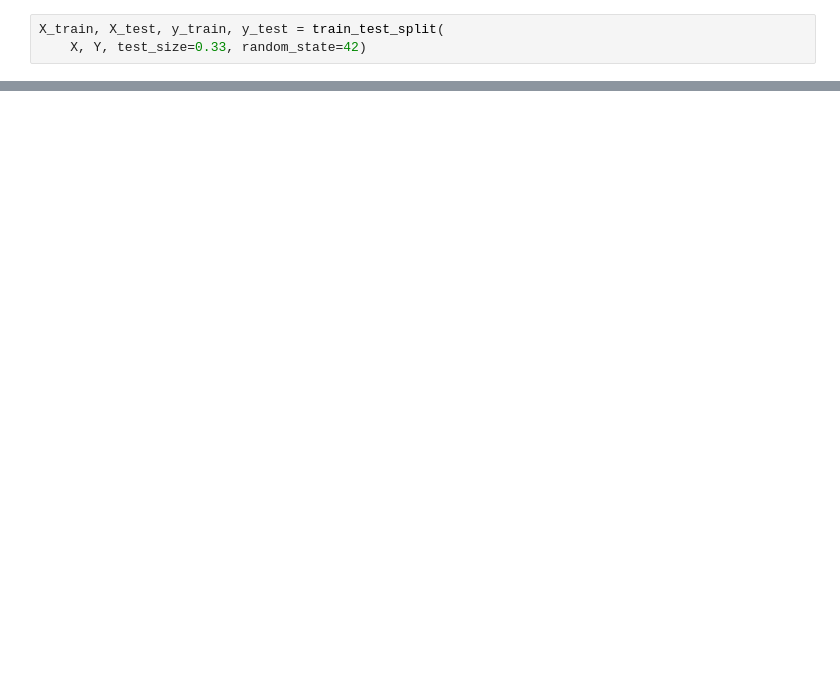
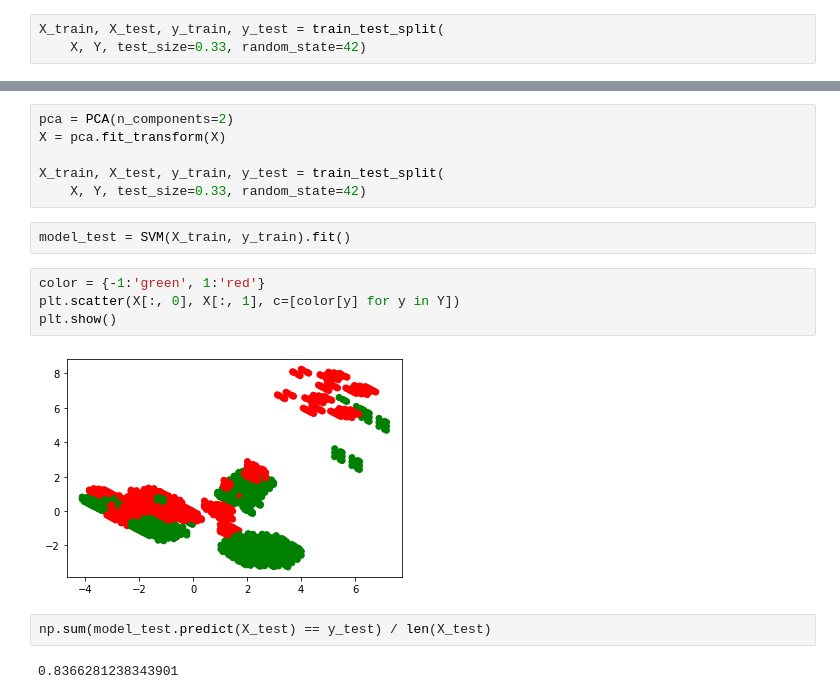
Before and after one commit to BabylenMagnus/EStraine, a Jupyter notebook: Test.ipynb, the cells around one changed output, grey strips where cells are left out. Drawn from its saved outputs; the diff is of its cells as text; blank space fills up the shorter version.

```diff
--- a/Test.ipynb
+++ b/Test.ipynb
@@ -67,0 +54,18 @@ np.sum(percept.predict(X_test) == y_test) / len(X_test)
+# %%
+pca = PCA(n_components=2)
+X = pca.fit_transform(X)
+
+X_train, X_test, y_train, y_test = train_test_split(
+    X, Y, test_size=0.33, random_state=42)
+# %%
+model_test = SVM(X_train, y_train).fit()
+# %%
+color = {-1:'green', 1:'red'}
+plt.scatter(X[:, 0], X[:, 1], c=[color[y] for y in Y])
+plt.show()
+# %% [output]
+[figure, added]
+# %%
+np.sum(model_test.predict(X_test) == y_test) / len(X_test)
+# %% [output]
+0.8366281238343901
```
Also changed, not shown: parts of 14 cells of this notebook, 2 other files.
